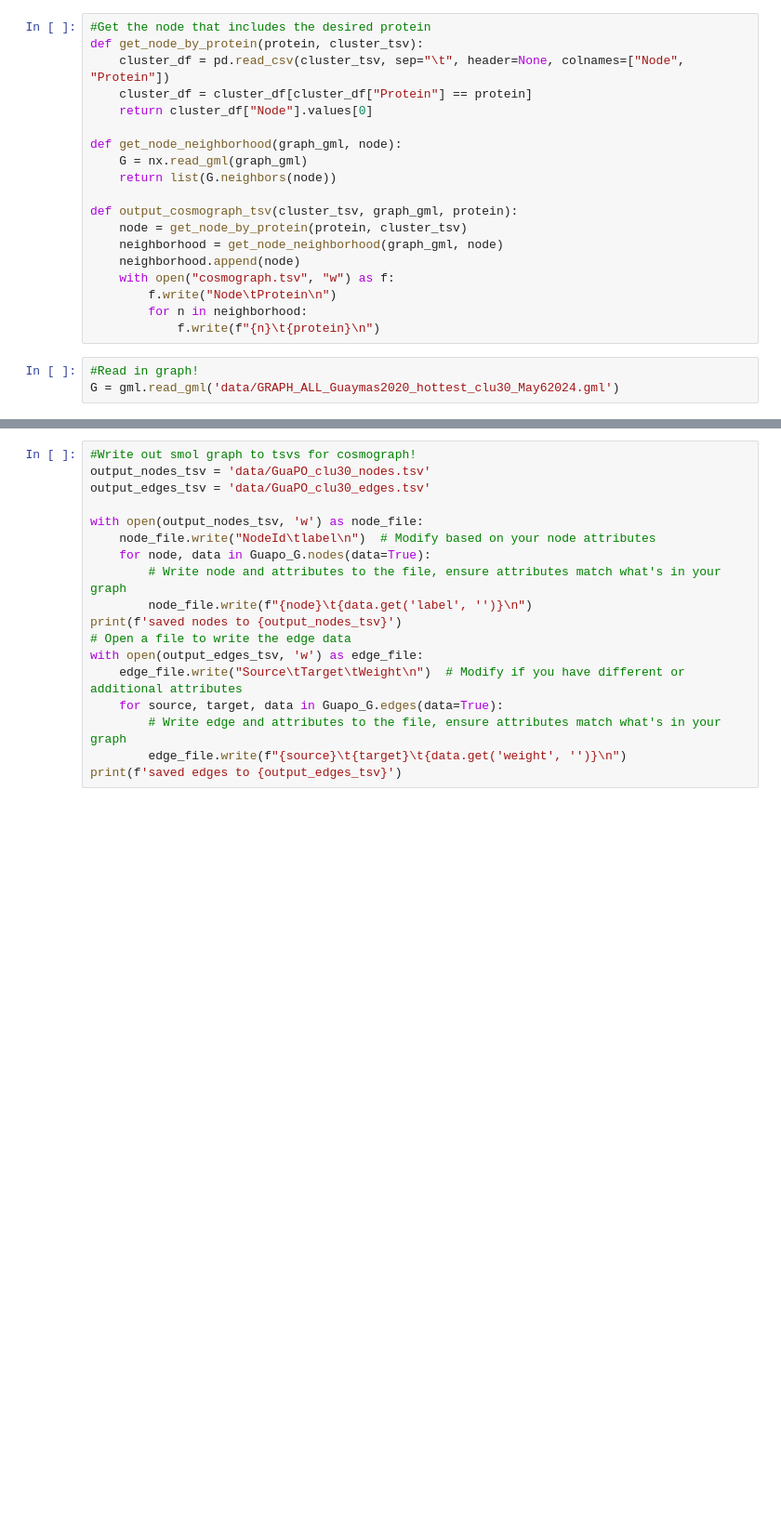
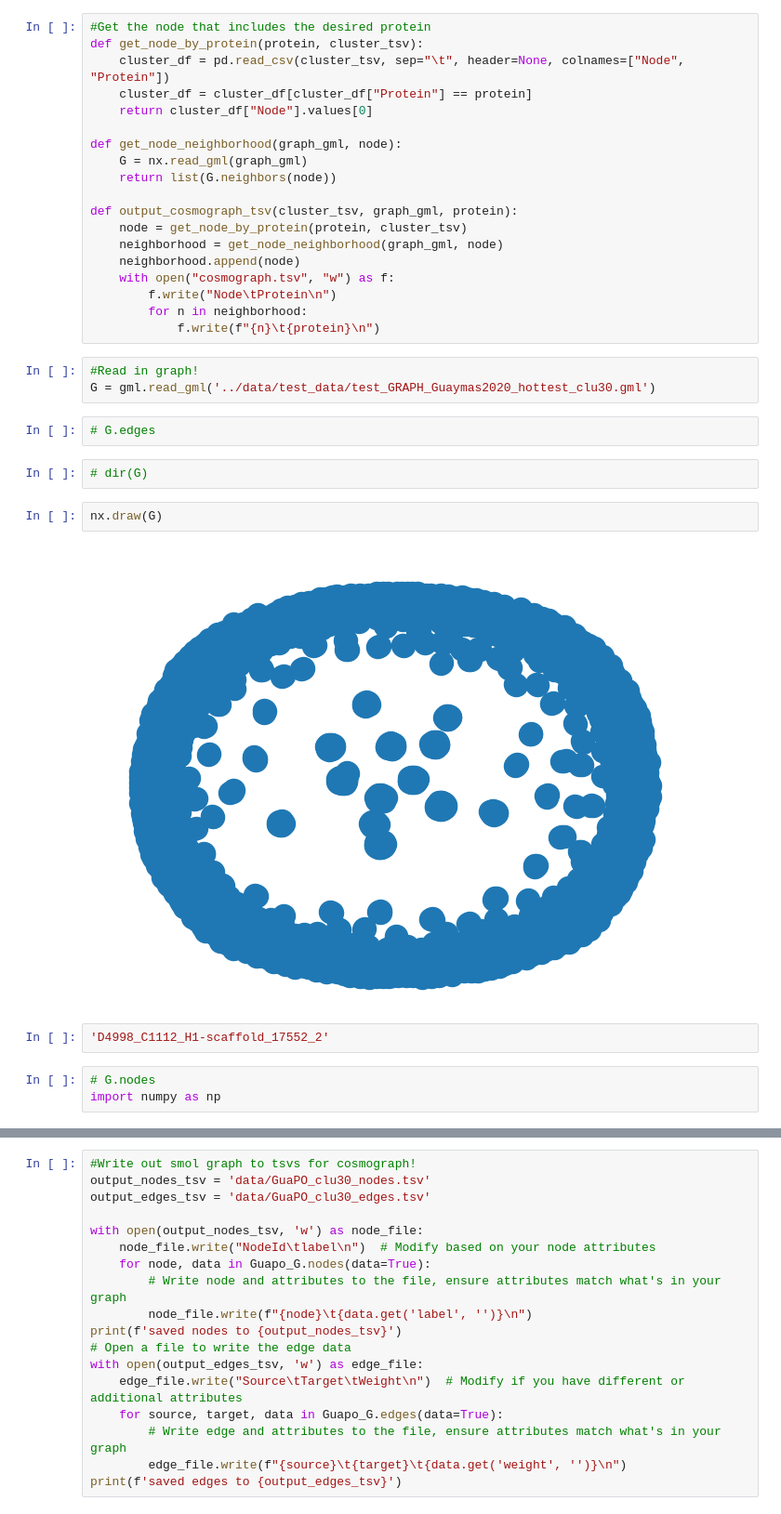
Before and after one commit to darylrbarth/operon-graph, a Jupyter notebook: notebooks/asgard_notebook.ipynb, the cells around one changed output, grey strips where cells are left out. Shown at 93% size. Cells and saved outputs as stored; diff of their text form; blank space fills up the shorter version.

Commit message:
explore plotting

```diff
--- a/notebooks/asgard_notebook.ipynb
+++ b/notebooks/asgard_notebook.ipynb
@@ -28,4 +28,17 @@ def output_cosmograph_tsv(cluster_tsv, graph_gml, protein):
             f.write(f"{n}\t{protein}\n")
 # %%
 #Read in graph!
-G = gml.read_gml('data/GRAPH_ALL_Guaymas2020_hottest_clu30_May62024.gml')
+G = gml.read_gml('../data/test_data/test_GRAPH_Guaymas2020_hottest_clu30.gml')
+# %%
+# G.edges
+# %%
+# dir(G)
+# %%
+nx.draw(G)
+# %% [output]
+[figure, added]
+# %%
+'D4998_C1112_H1-scaffold_17552_2'
+# %%
+# G.nodes
+import numpy as np
```
Also changed, not shown: parts of 9 cells of this notebook, 3 other files.
